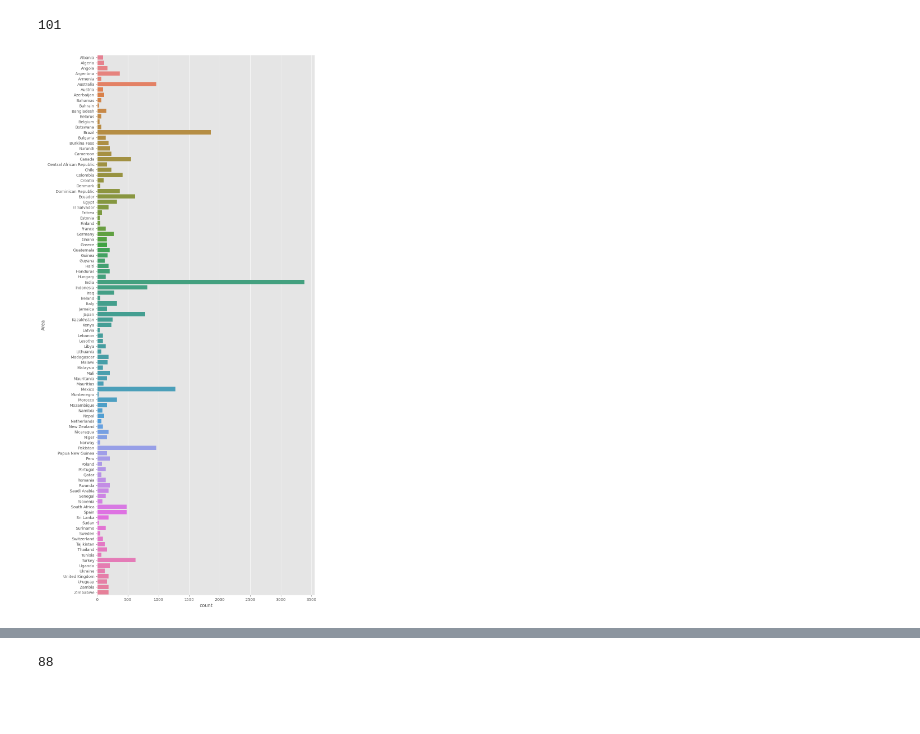
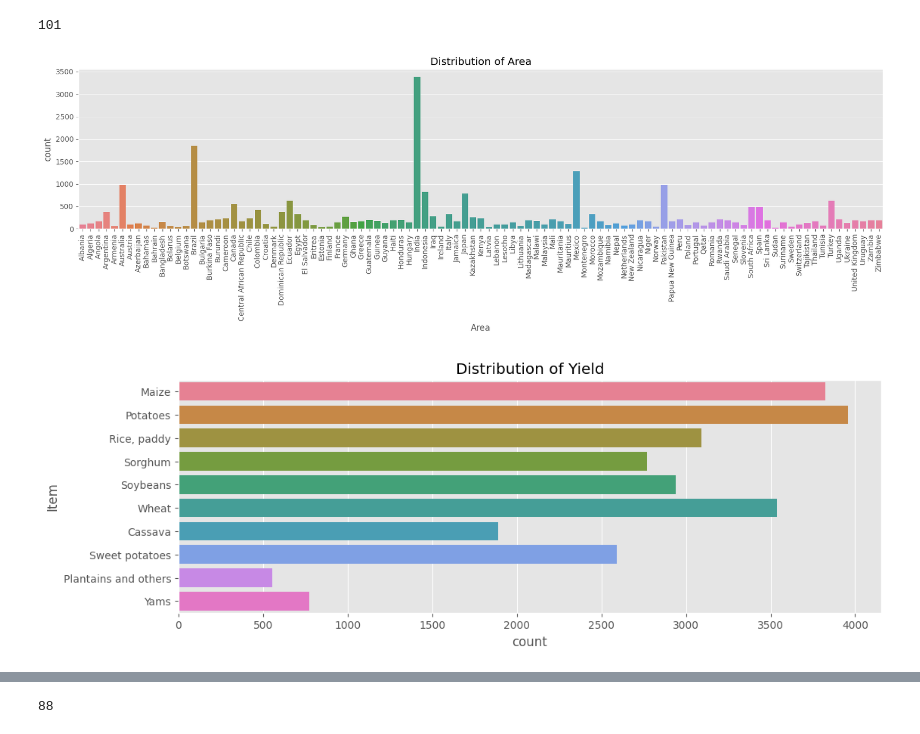
Before and after one commit to gnatnib/crop_yield_prediction, a Jupyter notebook: crop_yield_predictions.ipynb, the cells around one changed output, grey strips where cells are left out. Cells and saved outputs as stored; diff of their text form; code cells hidden in the pictures; blank space fills up the shorter version.

```diff
--- a/crop_yield_predictions.ipynb
+++ b/crop_yield_predictions.ipynb
@@ -125,9 +125,18 @@ avg_temp                                0.045577  1.000000
 len(df['Area'].unique())
 # %% [output]
 101
+# %%
+plt.figure(figsize=(20,4))
+g1 = sns.countplot(x=df['Area'], hue=df['Area'], legend=False)
+g1.set_title('Distribution of Area')
+g1.set_xticklabels(g1.get_xticklabels(), rotation=90)
+plt.show()
+# %% [output]
+[figure, added]
 # %%
-plt.figure(figsize=(10,25))
-sns.countplot(y=df['Area'], hue=df['Area'], legend=False)
+plt.figure(figsize=(12,4))
+g2 = sns.countplot(y=df['Item'], hue=df['Item'], legend=False)
+g2.set_title('Distribution of Yield')
 plt.show()
 # %% [output]
-[figure, old version]
+[figure, new version]
```
Also changed, not shown: parts of 7 cells of this notebook.
